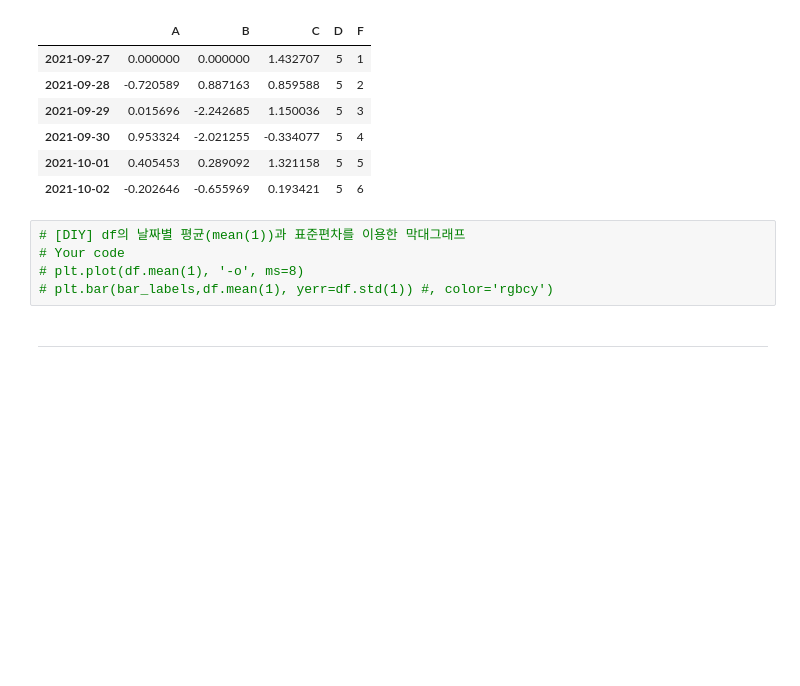
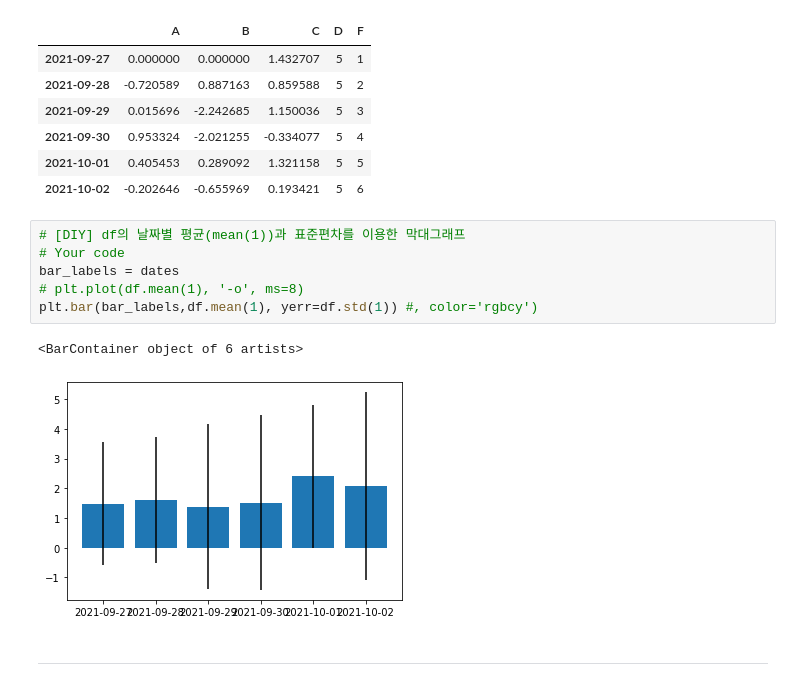
Before and after one commit to w2j1y12/pdm17, a Jupyter notebook: py-pandas/pandas_3_harnessing_df.ipynb, the cells around one changed output. Cells and saved outputs as stored; diff of their text form; blank space fills up the shorter version.

```diff
--- a/py-pandas/pandas_3_harnessing_df.ipynb
+++ b/py-pandas/pandas_3_harnessing_df.ipynb
@@ -366,7 +366,11 @@ df
 # %%
 # [DIY] df의 날짜별 평균(mean(1))과 표준편차를 이용한 막대그래프
 # Your code
+bar_labels = dates
 # plt.plot(df.mean(1), '-o', ms=8)
-# plt.bar(bar_labels,df.mean(1), yerr=df.std(1)) #, color='rgbcy')
+plt.bar(bar_labels,df.mean(1), yerr=df.std(1)) #, color='rgbcy')
+# %% [output]
+<BarContainer object of 6 artists>
+[figure, added]
 # %% [markdown]
 ---
```
